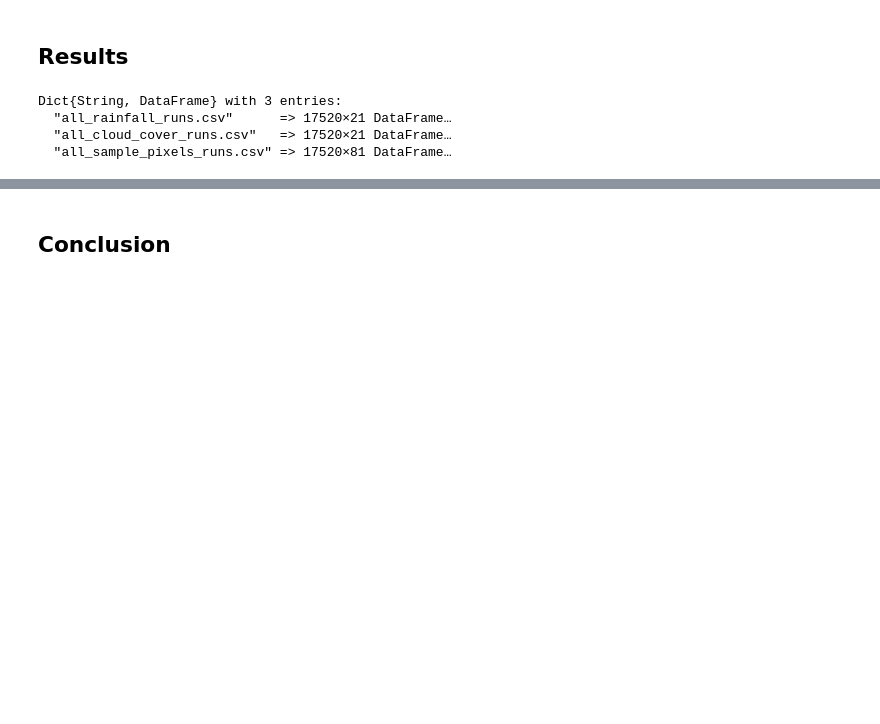
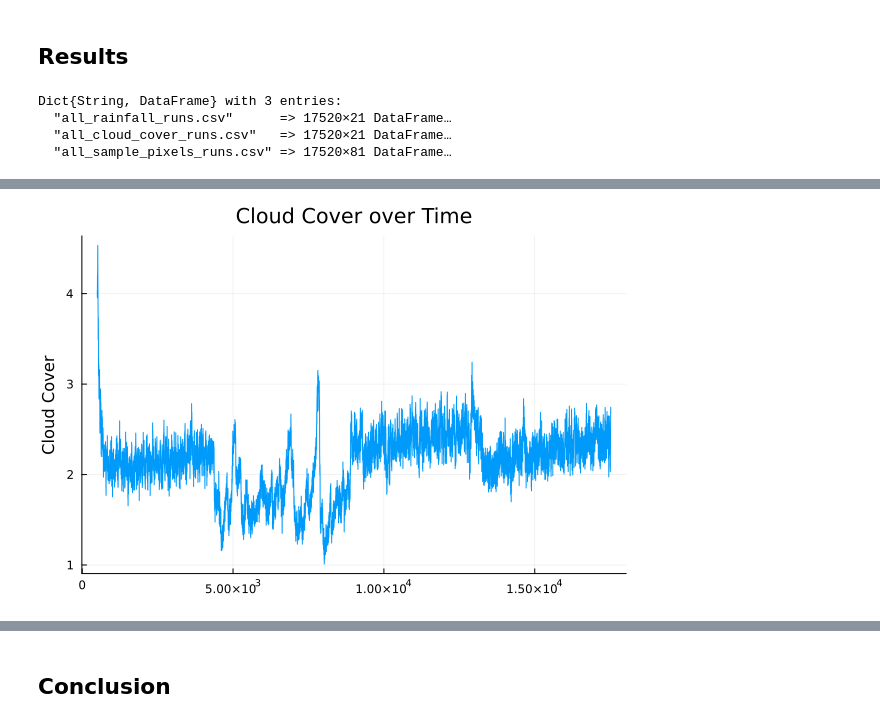
Before and after one commit to MStirmel02/MTH445Final, a Jupyter notebook: MTH445FinalProj.ipynb, the cells around one changed output, grey strips where cells are left out. Saved outputs shown, nothing was run; the diff lists cells and outputs as text; code cells hidden in the pictures; blank space fills up the shorter version.

Commit message:
Results have full graphs with code to obtain

```diff
--- a/MTH445FinalProj.ipynb
+++ b/MTH445FinalProj.ipynb
@@ -599,0 +601,5 @@ plot(ticks, rainfall_values, xlabel="Time", ylabel="Rainfall", title="Rainfall o
+# %%
+
+plot(ticks, cloud_cover_df.run_1[500:end], ylabel="Cloud Cover", title="Cloud Cover over Time", legend=false)
+# %% [output]
+[figure, added]
```
Also changed, not shown: parts of 4 cells of this notebook.
